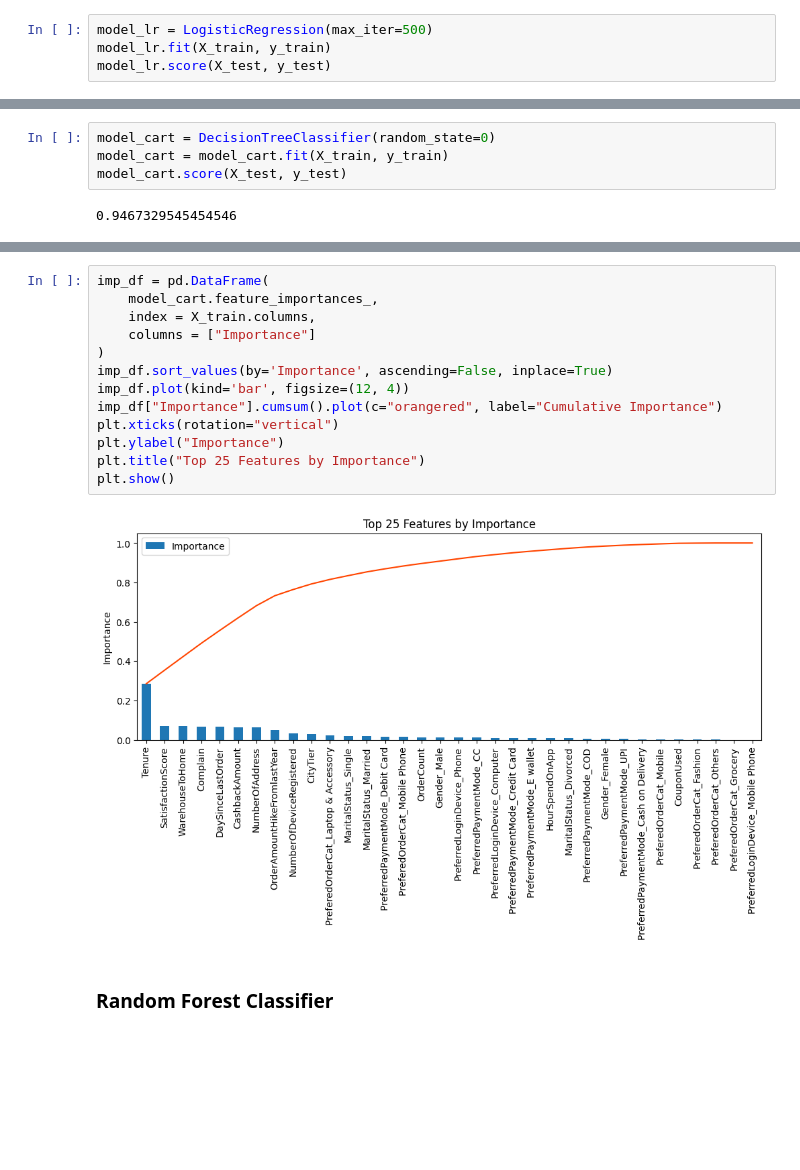
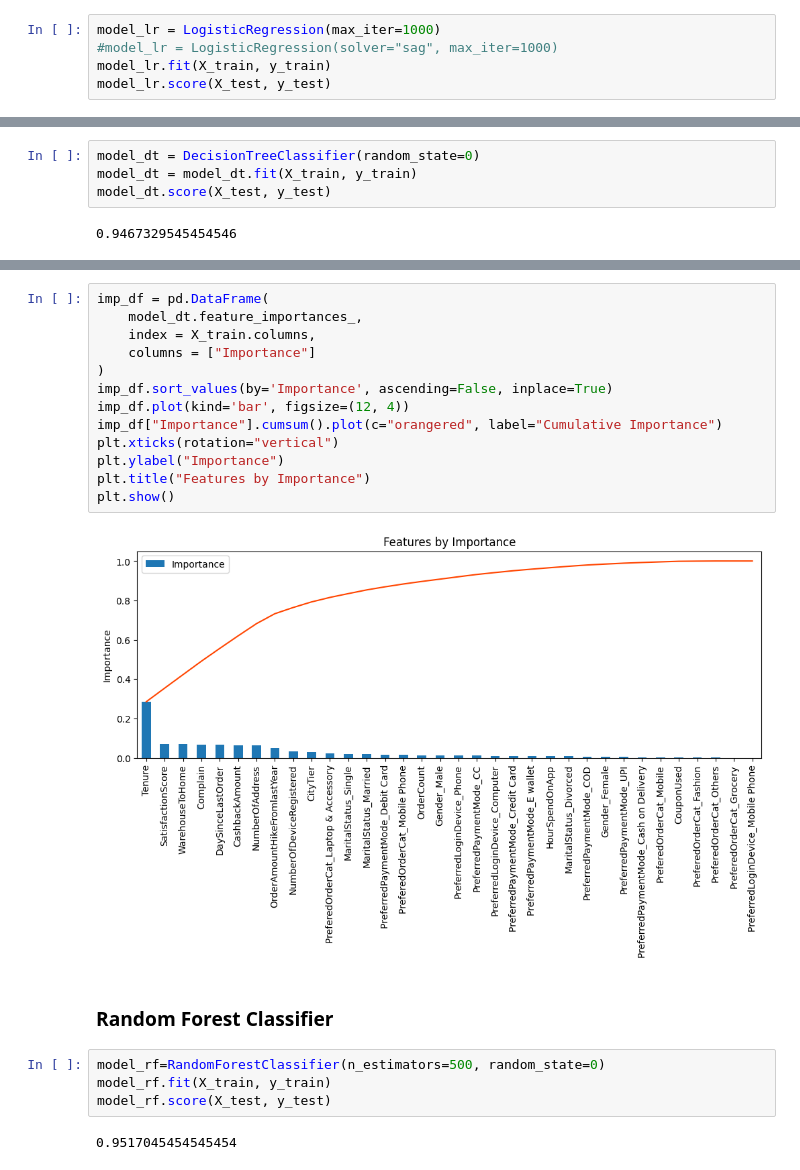
Before and after one commit to straylight77/data-sci-learning, a Jupyter notebook: dat203/final.ipynb, the cells around one changed output, grey strips where cells are left out. Drawn from its saved outputs; the diff is of its cells as text; blank space fills up the shorter version.

```diff
--- a/dat203/final.ipynb
+++ b/dat203/final.ipynb
@@ -475,5 +489,6 @@ plt.show()
 # %%
-model_lr = LogisticRegression(max_iter=500)
+model_lr = LogisticRegression(max_iter=1000)
+#model_lr = LogisticRegression(solver="sag", max_iter=1000)
 model_lr.fit(X_train, y_train)
 model_lr.score(X_test, y_test)
 # %% [output]
@@ -517,9 +547,9 @@ plt.show()
 # %% [markdown]
 ### Decision Tree Classifier
 # %%
-model_cart = DecisionTreeClassifier(random_state=0)
-model_cart = model_cart.fit(X_train, y_train)
-model_cart.score(X_test, y_test)
+model_dt = DecisionTreeClassifier(random_state=0)
+model_dt = model_dt.fit(X_train, y_train)
+model_dt.score(X_test, y_test)
 # %% [output]
 0.9467329545454546
 # %%
@@ -543,17 +588,23 @@ array([[1144,   44],
 # %%
 imp_df = pd.DataFrame(
-    model_cart.feature_importances_,
+    model_dt.feature_importances_,
     index = X_train.columns,
     columns = ["Importance"]
 )
 imp_df.sort_values(by='Importance', ascending=False, inplace=True)
 imp_df.plot(kind='bar', figsize=(12, 4))
 imp_df["Importance"].cumsum().plot(c="orangered", label="Cumulative Importance")
 plt.xticks(rotation="vertical")
 plt.ylabel("Importance")
-plt.title("Top 25 Features by Importance")
+plt.title("Features by Importance")
 plt.show()
 # %% [output]
-[figure, old version]
+[figure, new version]
 # %% [markdown]
 ### Random Forest Classifier
+# %%
+model_rf=RandomForestClassifier(n_estimators=500, random_state=0)
+model_rf.fit(X_train, y_train)
+model_rf.score(X_test, y_test)
+# %% [output]
+0.9517045454545454
```
Also changed, not shown: parts of 23 cells of this notebook.
